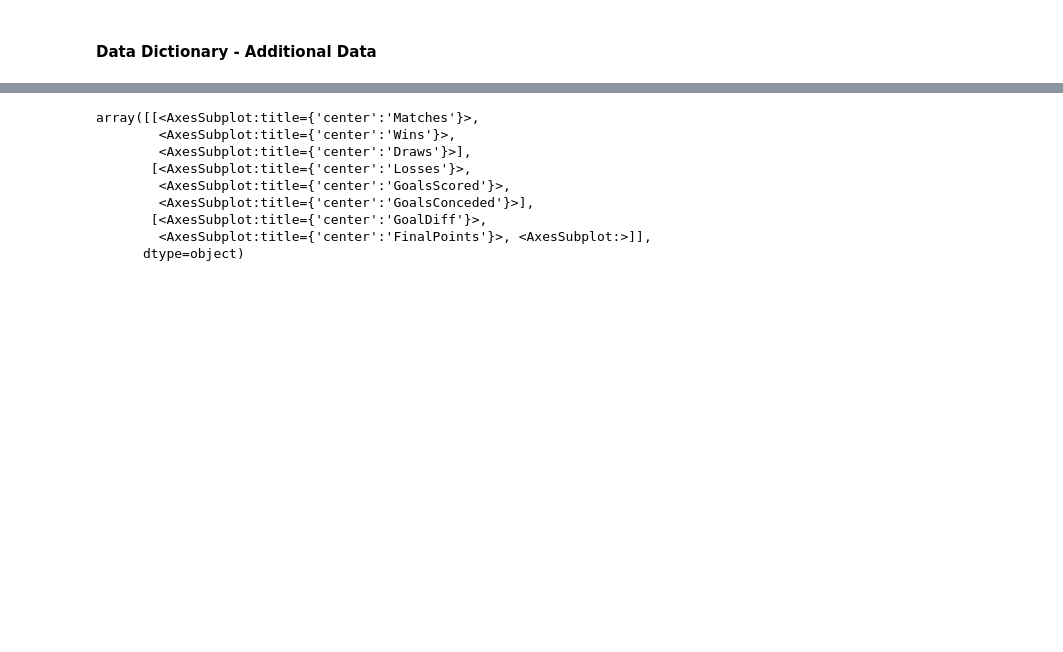
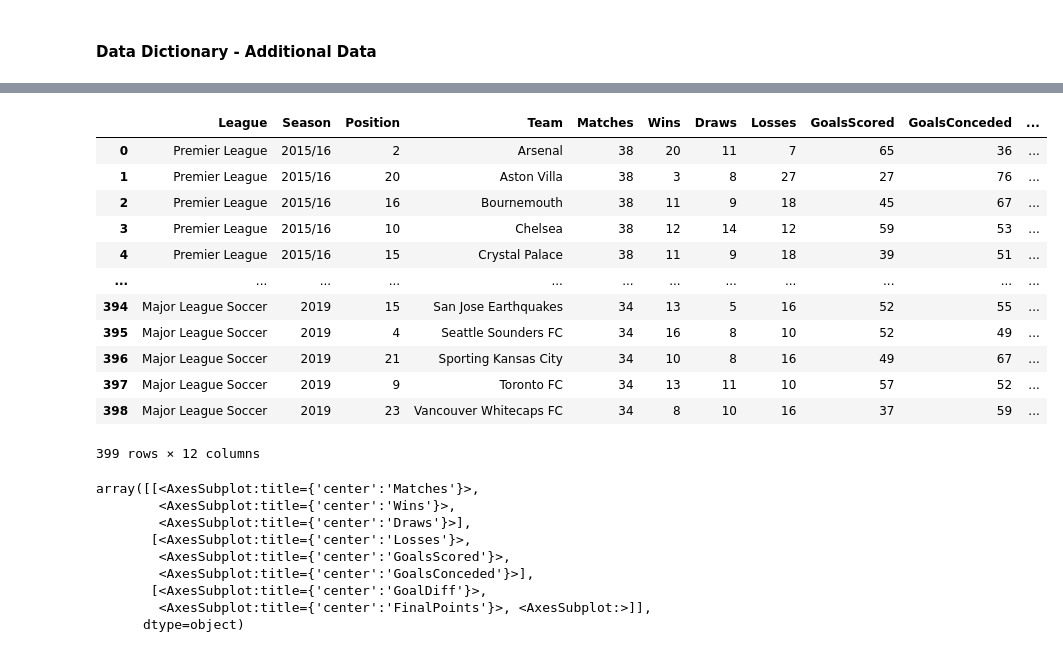
Before and after one commit to sofiamurillosanchez/CS5394-Project2, a Jupyter notebook: Project02.ipynb, the cells around one changed output, grey strips where cells are left out. Drawn from its saved outputs; the diff is of its cells as text; code cells hidden in the pictures; blank space fills up the shorter version.

```diff
--- a/Project02.ipynb
+++ b/Project02.ipynb
@@ -283,3 +362,19 @@ array([[<AxesSubplot:title={'center':'Unnamed: 0'}>,
+# %%
+additional_data
+# %% [output]
+|  | League | Season | Position | Team | Matches | Wins | Draws | Losses | GoalsScored | GoalsConceded | ... |
+| 0 | Premier League | 2015/16 | 2 | Arsenal | 38 | 20 | 11 | 7 | 65 | 36 | ... |
+| 1 | Premier League | 2015/16 | 20 | Aston Villa | 38 | 3 | 8 | 27 | 27 | 76 | ... |
+| 2 | Premier League | 2015/16 | 16 | Bournemouth | 38 | 11 | 9 | 18 | 45 | 67 | ... |
+| 3 | Premier League | 2015/16 | 10 | Chelsea | 38 | 12 | 14 | 12 | 59 | 53 | ... |
+| 4 | Premier League | 2015/16 | 15 | Crystal Palace | 38 | 11 | 9 | 18 | 39 | 51 | ... |
+| ... | ... | ... | ... | ... | ... | ... | ... | ... | ... | ... | ... |
+| 394 | Major League Soccer | 2019 | 15 | San Jose Earthquakes | 34 | 13 | 5 | 16 | 52 | 55 | ... |
+| 395 | Major League Soccer | 2019 | 4 | Seattle Sounders FC | 34 | 16 | 8 | 10 | 52 | 49 | ... |
+| 396 | Major League Soccer | 2019 | 21 | Sporting Kansas City | 34 | 10 | 8 | 16 | 49 | 67 | ... |
+| 397 | Major League Soccer | 2019 | 9 | Toronto FC | 34 | 13 | 11 | 10 | 57 | 52 | ... |
+| 398 | Major League Soccer | 2019 | 23 | Vancouver Whitecaps FC | 34 | 8 | 10 | 16 | 37 | 59 | ... |
+399 rows × 12 columns
 # %%
 additional_data.hist(bins=50, figsize=(20,15))
 # %% [output]
```
Also changed, not shown: parts of 4 cells of this notebook.
